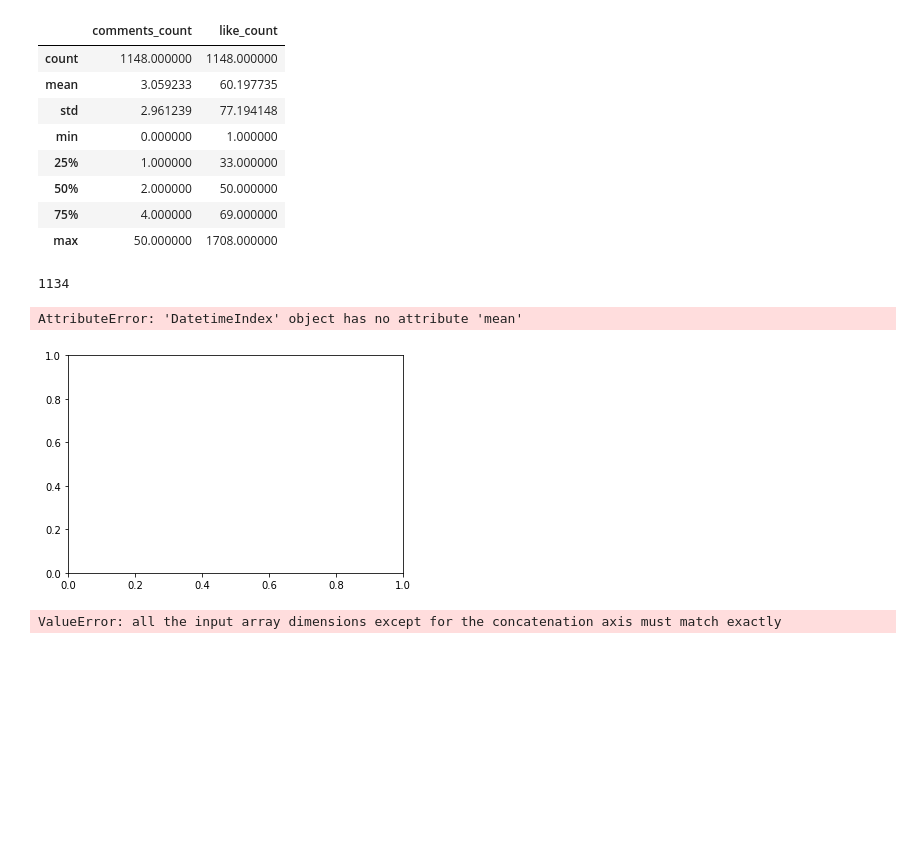
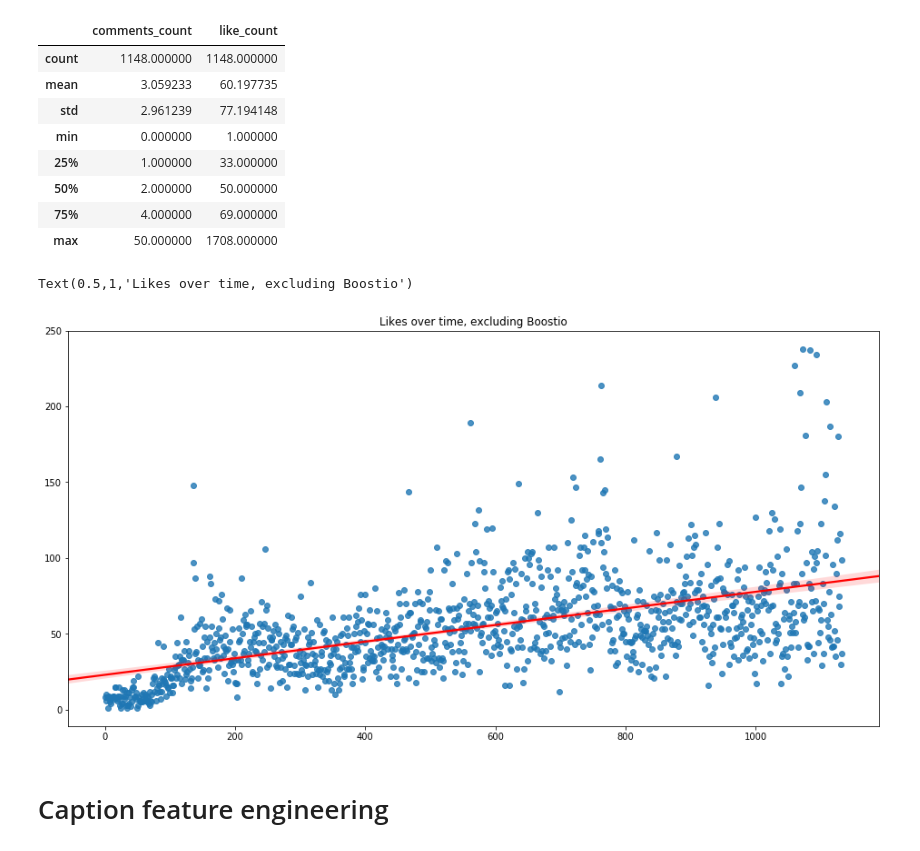
Before and after one commit to ssrosa/grotto, a Jupyter notebook: index.ipynb, the cells around one changed output. Cells and saved outputs as stored; diff of their text form; code cells hidden in the pictures; blank space fills up the shorter version.

Commit message:
made regplot

```diff
--- a/index.ipynb
+++ b/index.ipynb
@@ -205,16 +201,16 @@ not_boostio.describe()
 | 50% | 2.000000 | 50.000000 |
 | 75% | 4.000000 | 69.000000 |
 | max | 50.000000 | 1708.000000 |
-# %%
-not_boostio['like_count'].shape[0]
-# %% [output]
-1134
-# %%
-sns.regplot(x = not_boostio.index, y = not_boostio['like_count'])
-# %% [output]
-AttributeError: 'DatetimeIndex' object has no attribute 'mean'
-[figure, removed]
-# %%
-sns.regplot(x = range(not_boostio['like_count'].shape[0]), y = not_boostio['like_count'])
-# %% [output]
-ValueError: all the input array dimensions except for the concatenation axis must match exactly
+# %%
+#Show trend over time
+not_b_index = np.arange(not_boostio['like_count'].values.shape[0])
+fig = plt.figure(figsize = (16,8))
+sns.regplot(x = not_b_index,
+            y = not_boostio['like_count'].values,
+           scatter_kws=None, line_kws={'color':'red'})
+plt.title('Likes over time, excluding Boostio')
+# %% [output]
+Text(0.5,1,'Likes over time, excluding Boostio')
+[figure, added]
+# %% [markdown]
+# Caption feature engineering
```
Also changed, not shown: parts of 12 cells of this notebook.
